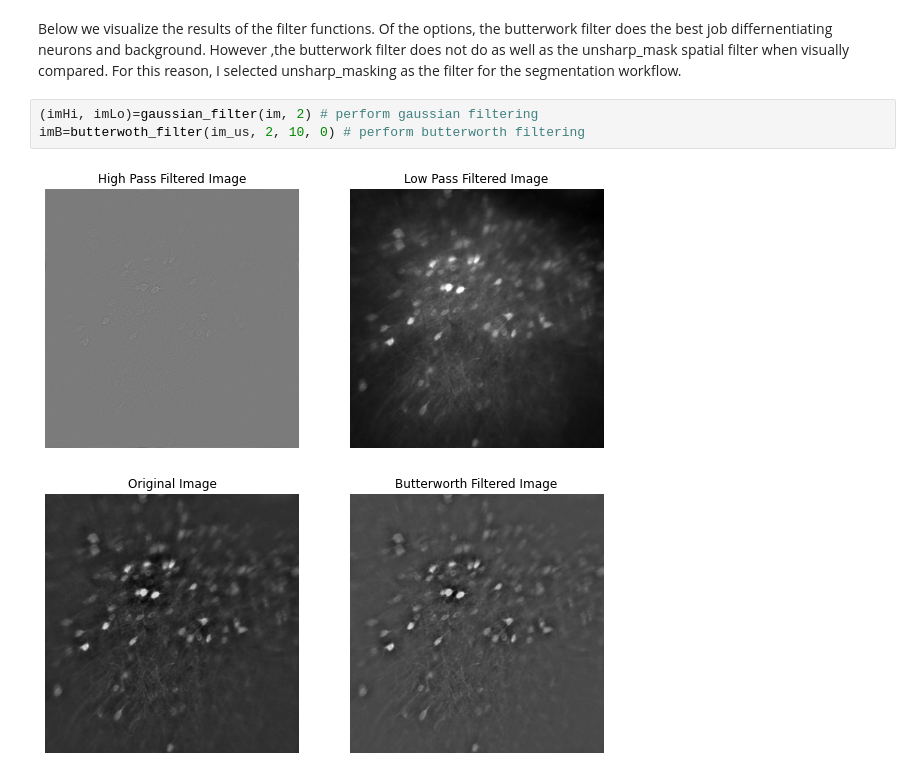
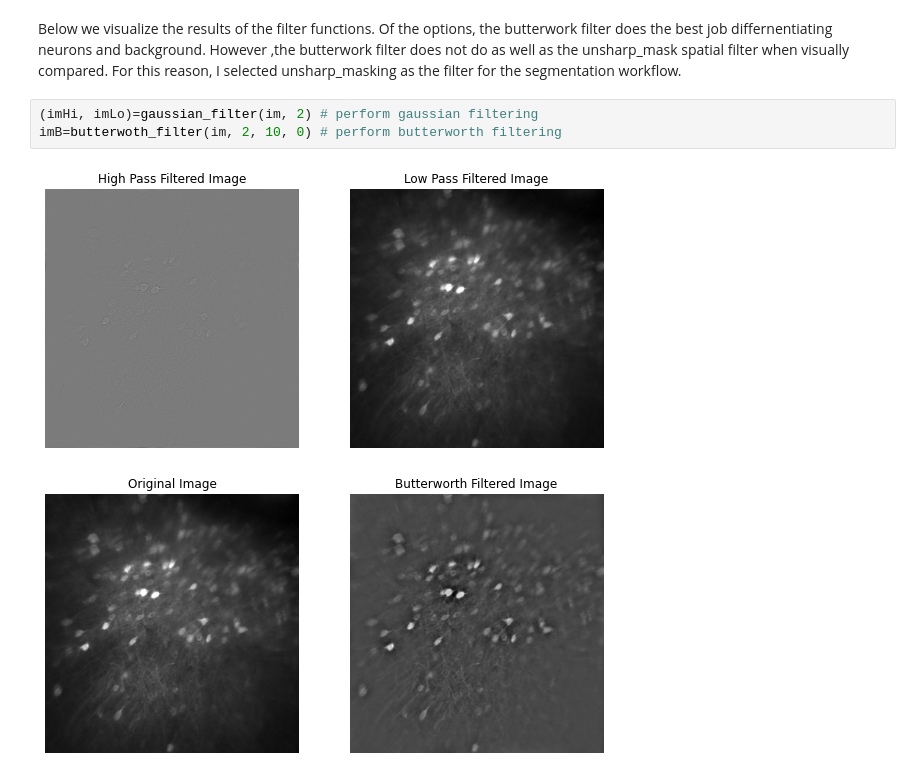
Before and after one commit to mmgrayCHEME599/CHEME599_Brain, a Jupyter notebook: Filter_Testing.ipynb, the cells around one changed output. Drawn from its saved outputs; the diff is of its cells as text.

```diff
--- a/Filter_Testing.ipynb
+++ b/Filter_Testing.ipynb
@@ -225,7 +365,7 @@ def butterwoth_filter(im, order, D0, hipass):
 Below we visualize the results of the filter functions. Of the options, the butterwork filter does the best job differnentiating neurons and background. However ,the butterwork filter does not do as well as the unsharp_mask spatial filter when visually compared. For this reason, I selected unsharp_masking as the filter for the segmentation workflow.
 # %%
 (imHi, imLo)=gaussian_filter(im, 2) # perform gaussian filtering
-imB=butterwoth_filter(im_us, 2, 10, 0) # perform butterworth filtering
+imB=butterwoth_filter(im, 2, 10, 0) # perform butterworth filtering
 # %% [output]
 [figure]
-[figure, old version]
+[figure, new version]
```
Also changed, not shown: parts of 6 cells of this notebook.
